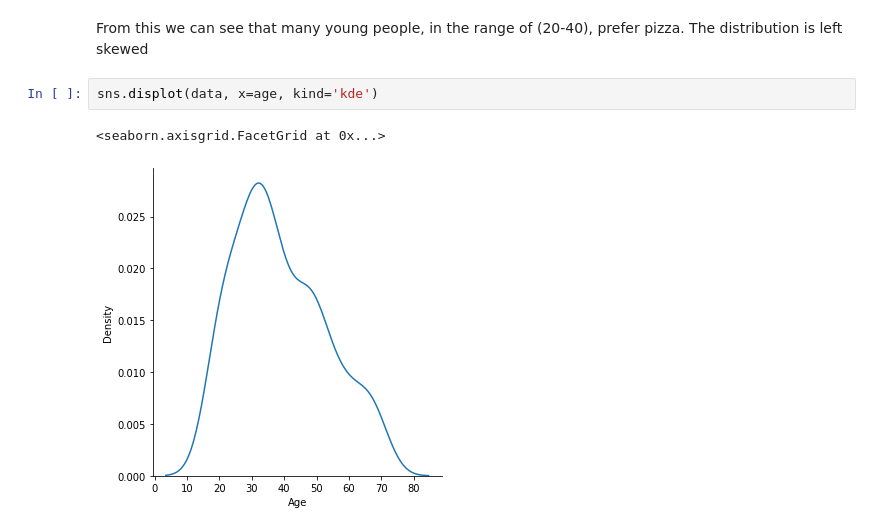
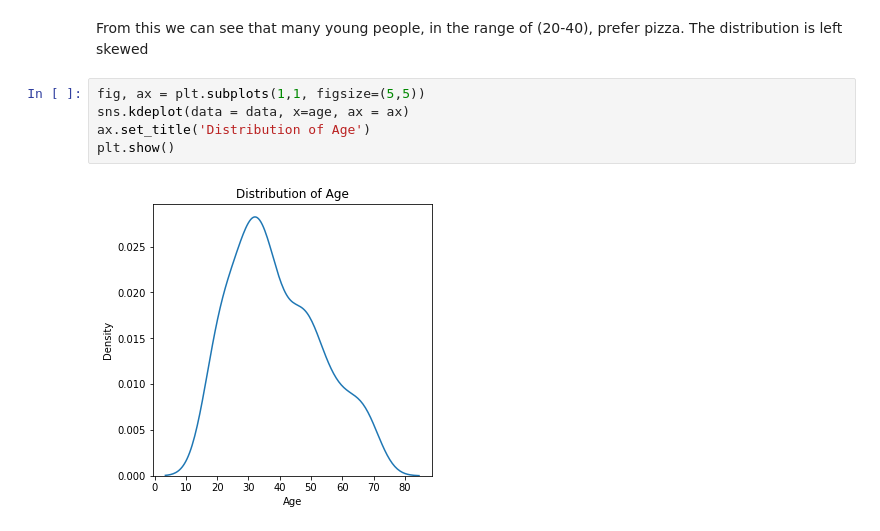
Before and after one commit to divyaksh-shukla/SPA-Assignment-2, a Jupyter notebook: restaurant_1.ipynb, the cells around one changed output. Saved outputs shown, nothing was run; the diff lists cells and outputs as text.

```diff
--- a/restaurant_1.ipynb
+++ b/restaurant_1.ipynb
@@ -45,7 +50,9 @@ sns.displot(data, x=spending_score, kind='kde')
 # %% [markdown]
 From this we can see that many young people, in the range of (20-40), prefer pizza. The distribution is left skewed
 # %%
-sns.displot(data, x=age, kind='kde')
+fig, ax = plt.subplots(1,1, figsize=(5,5))
+sns.kdeplot(data = data, x=age, ax = ax)
+ax.set_title('Distribution of Age')
+plt.show()
 # %% [output]
-<seaborn.axisgrid.FacetGrid at 0x...>
-[figure, old version]
+[figure, new version]
```
Also changed, not shown: parts of 10 cells of this notebook.
